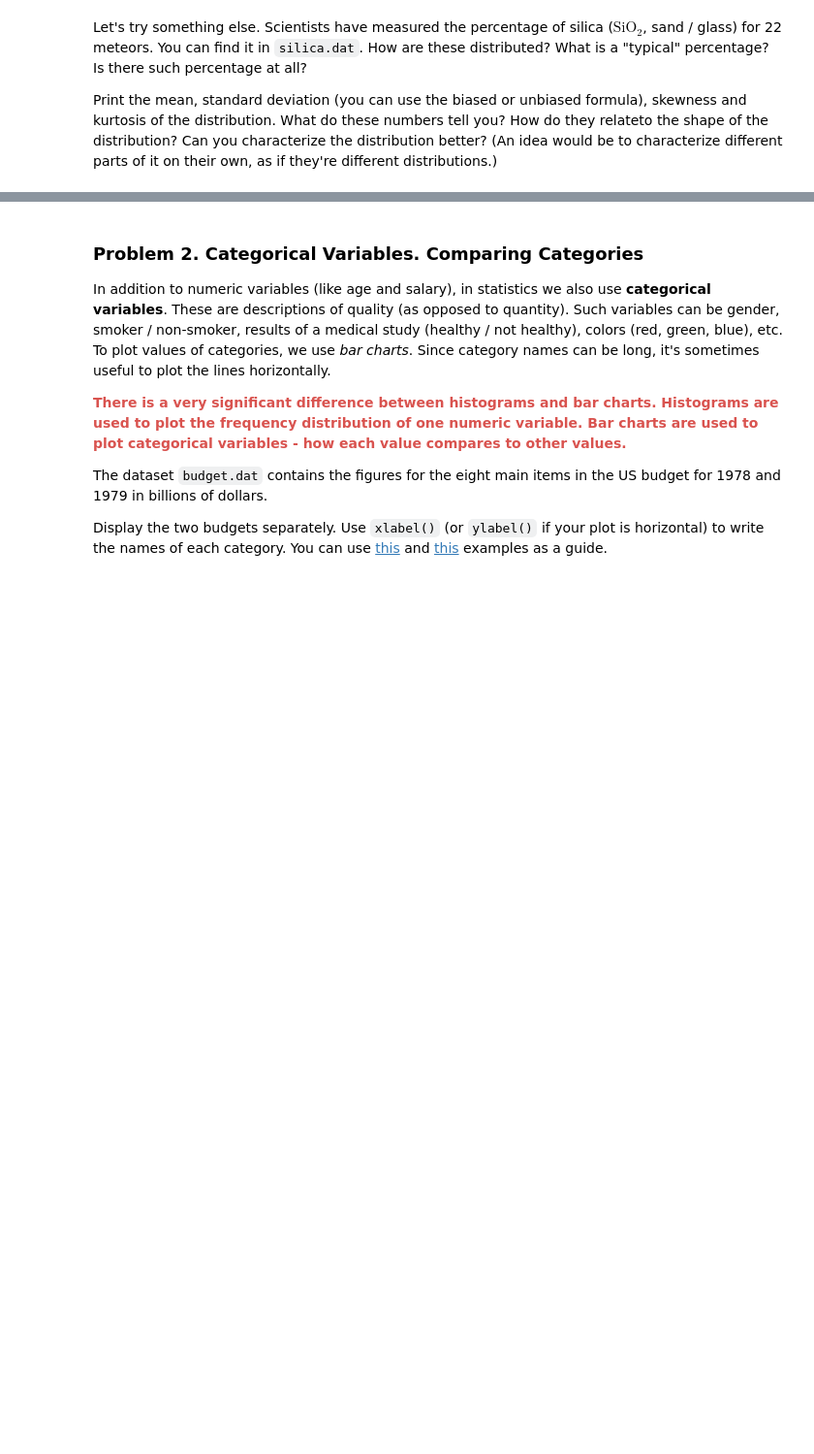
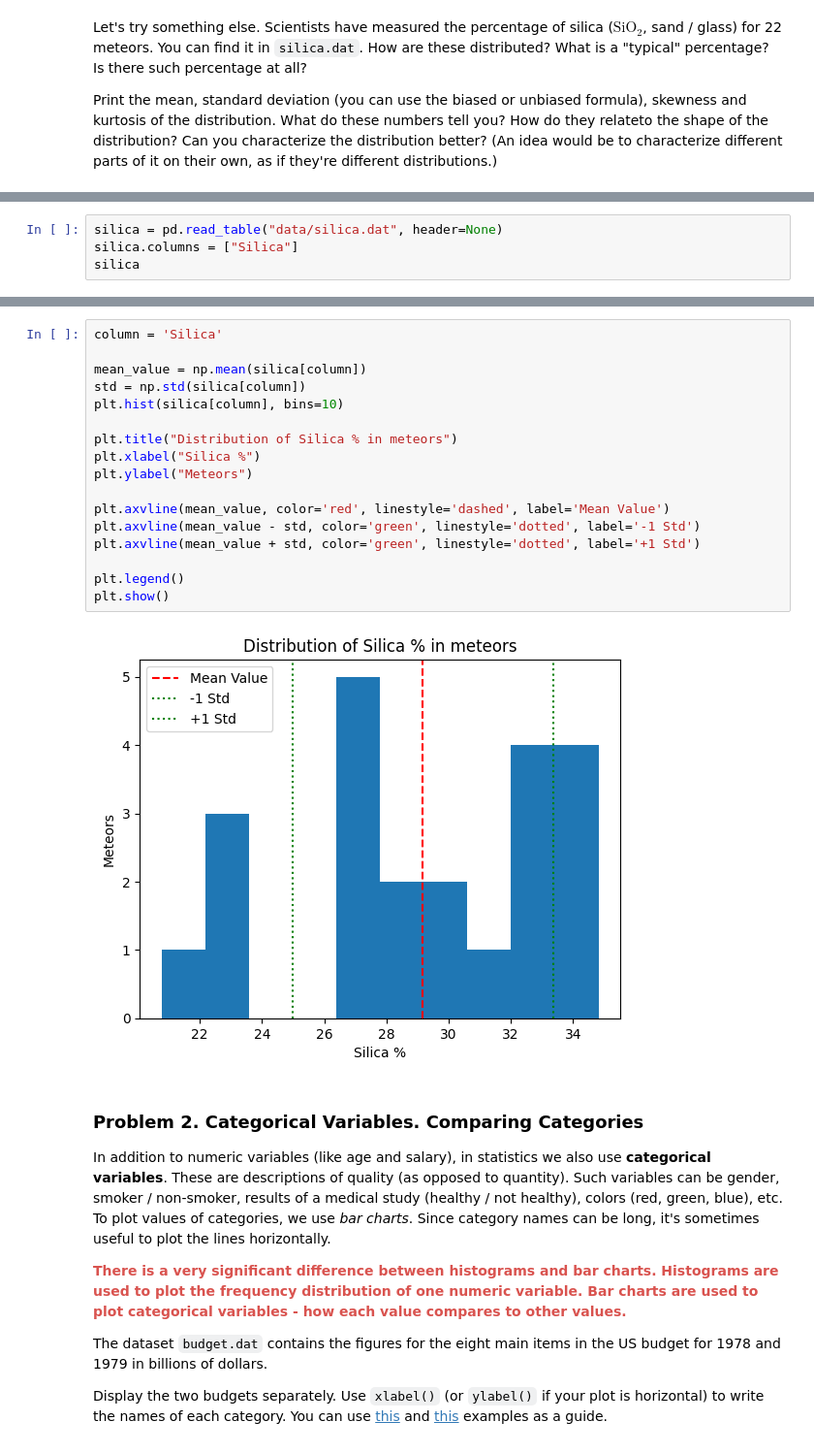
Before and after one commit to plamensve/Math-Concepts, a Jupyter notebook: 06-Statistic/EXERCISE/Statistics Exercise.ipynb, the cells around one changed output, grey strips where cells are left out. Shown at 97% size. Drawn from its saved outputs; the diff is of its cells as text; blank space fills up the shorter version.

```diff
--- a/06-Statistic/EXERCISE/Statistics Exercise.ipynb
+++ b/06-Statistic/EXERCISE/Statistics Exercise.ipynb
@@ -77,0 +76,4 @@ Print the mean, standard deviation (you can use the biased or unbiased formula),
+# %%
+silica = pd.read_table("data/silica.dat", header=None)
+silica.columns = ["Silica"]
+silica
@@ -78,3 +98,22 @@ Print the mean, standard deviation (you can use the biased or unbiased formula),
+# %%
+column = 'Silica'
+
+mean_value = np.mean(silica[column])
+std = np.std(silica[column])
+plt.hist(silica[column], bins=10)
+
+plt.title("Distribution of Silica % in meteors")
+plt.xlabel("Silica %")
+plt.ylabel("Meteors")
+
+plt.axvline(mean_value, color='red', linestyle='dashed', label='Mean Value')
+plt.axvline(mean_value - std, color='green', linestyle='dotted', label='-1 Std')
+plt.axvline(mean_value + std, color='green', linestyle='dotted', label='+1 Std')
+
+plt.legend()
+plt.show()
+# %% [output]
+[figure, added]
 # %% [markdown]
 ### Problem 2. Categorical Variables. Comparing Categories
 In addition to numeric variables (like age and salary), in statistics we also use **categorical variables**. These are descriptions of quality (as opposed to quantity). Such variables can be gender, smoker / non-smoker, results of a medical study (healthy / not healthy), colors (red, green, blue), etc. To plot values of categories, we use *bar charts*. Since category names can be long, it's sometimes useful to plot the lines horizontally.
```
Also changed, not shown: parts of 16 cells of this notebook.
